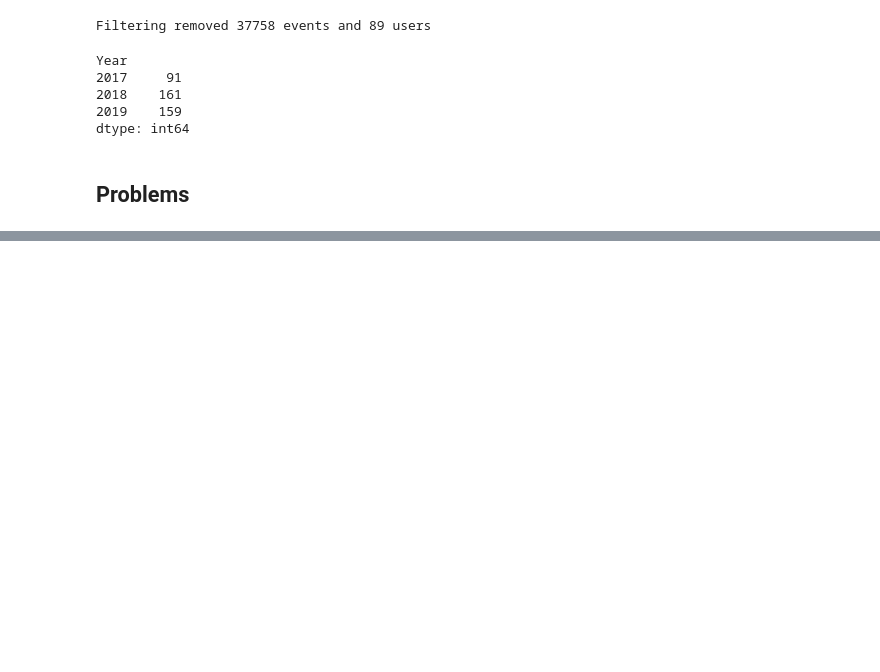
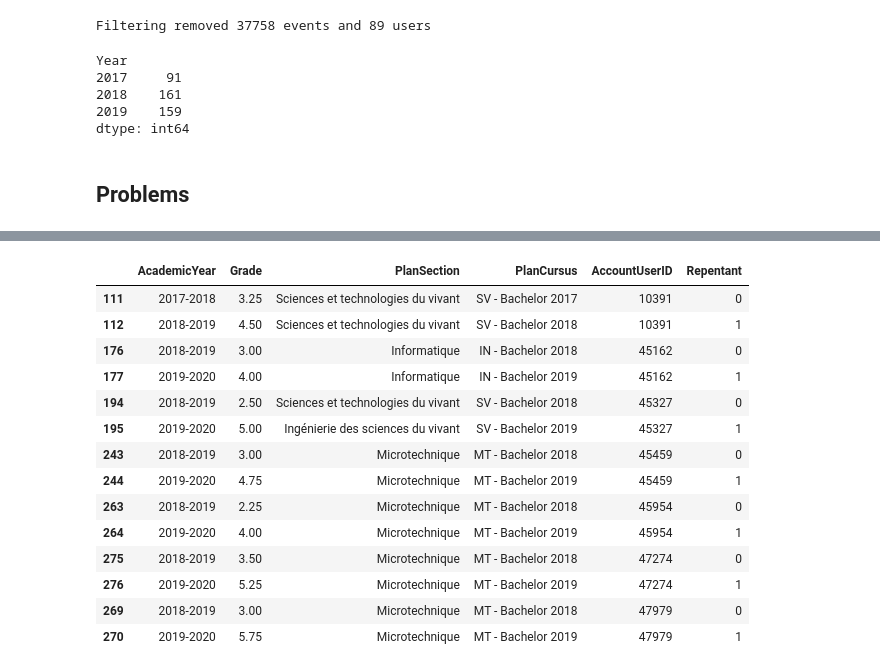
Before and after one commit to epfl-ml4ed/flipped-classroom, a Jupyter notebook: notebooks/grades.ipynb, the cells around one changed output, grey strips where cells are left out. Cells and saved outputs as stored; diff of their text form; code cells hidden in the pictures; blank space fills up the shorter version.

```diff
--- a/notebooks/grades.ipynb
+++ b/notebooks/grades.ipynb
@@ -178,0 +309,20 @@ Filtering removed 8431 events and 28 users
+# %%
+grades = getFlippedGrades()
+isa_repentants = grades[grades.duplicated("AccountUserID")].AccountUserID.values
+isa_repentants = grades.loc[grades.AccountUserID.isin(isa_repentants)].sort_values(by=["AccountUserID","AcademicYear"])
+# %% [output]
+|  | AcademicYear | Grade | PlanSection | PlanCursus | AccountUserID | Repentant |
+| 111 | 2017-2018 | 3.25 | Sciences et technologies du vivant | SV - Bachelor 2017 | 10391 | 0 |
+| 112 | 2018-2019 | 4.50 | Sciences et technologies du vivant | SV - Bachelor 2018 | 10391 | 1 |
+| 176 | 2018-2019 | 3.00 | Informatique | IN - Bachelor 2018 | 45162 | 0 |
+| 177 | 2019-2020 | 4.00 | Informatique | IN - Bachelor 2019 | 45162 | 1 |
+| 194 | 2018-2019 | 2.50 | Sciences et technologies du vivant | SV - Bachelor 2018 | 45327 | 0 |
+| 195 | 2019-2020 | 5.00 | Ingénierie des sciences du vivant | SV - Bachelor 2019 | 45327 | 1 |
+| 243 | 2018-2019 | 3.00 | Microtechnique | MT - Bachelor 2018 | 45459 | 0 |
+| 244 | 2019-2020 | 4.75 | Microtechnique | MT - Bachelor 2019 | 45459 | 1 |
+| 263 | 2018-2019 | 2.25 | Microtechnique | MT - Bachelor 2018 | 45954 | 0 |
+| 264 | 2019-2020 | 4.00 | Microtechnique | MT - Bachelor 2019 | 45954 | 1 |
+| 275 | 2018-2019 | 3.50 | Microtechnique | MT - Bachelor 2018 | 47274 | 0 |
+| 276 | 2019-2020 | 5.25 | Microtechnique | MT - Bachelor 2019 | 47274 | 1 |
+| 269 | 2018-2019 | 3.00 | Microtechnique | MT - Bachelor 2018 | 47979 | 0 |
+| 270 | 2019-2020 | 5.75 | Microtechnique | MT - Bachelor 2019 | 47979 | 1 |
```
Also changed, not shown: parts of 18 cells of this notebook, 5 other files.
